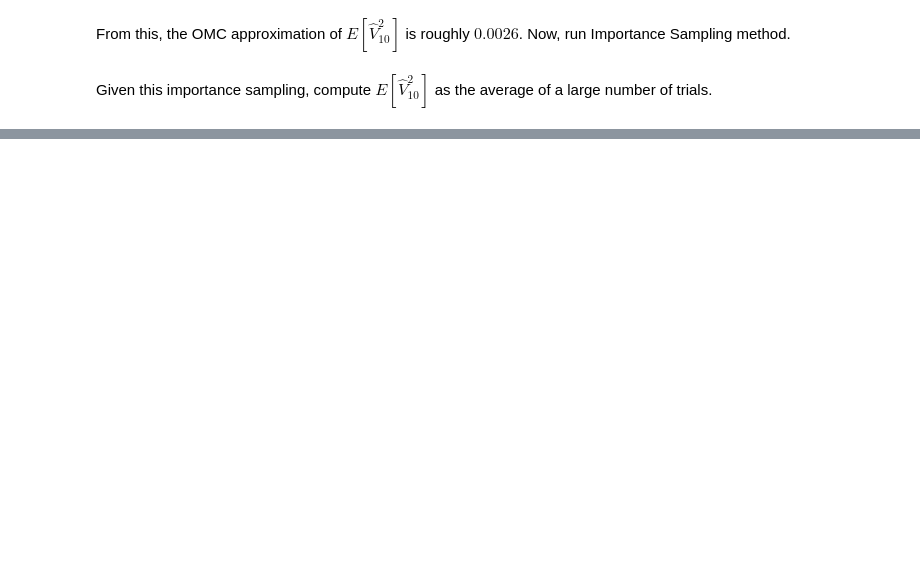
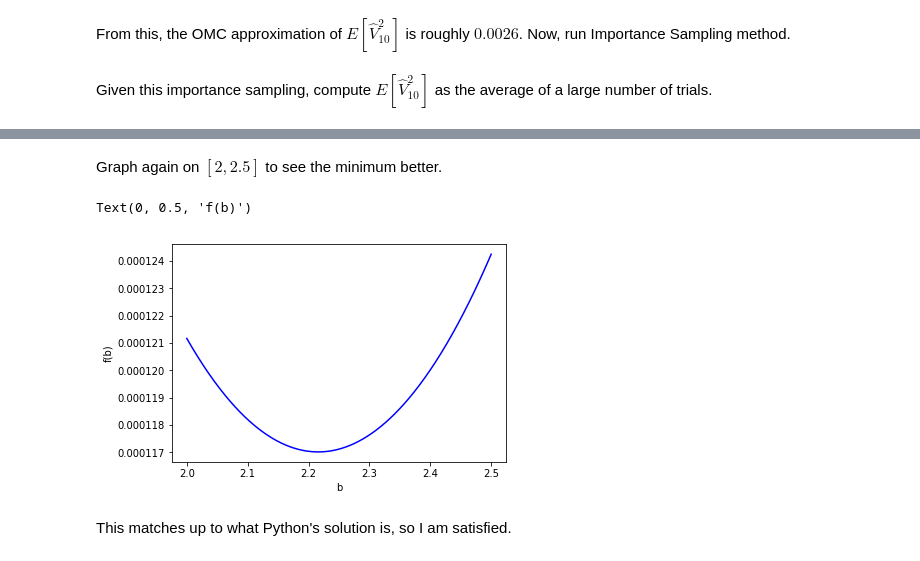
Before and after one commit to TALeonard/19ma573thomasleonard, a Jupyter notebook: src/hw12_v01.ipynb, the cells around one changed output, grey strips where cells are left out. Cells and saved outputs as stored; diff of their text form; code cells hidden in the pictures; blank space fills up the shorter version.

```diff
--- a/src/hw12_v01.ipynb
+++ b/src/hw12_v01.ipynb
@@ -69,0 +198,17 @@ As for making the Importance Sampling most efficient... I'm not entirely sure.
+# %% [markdown]
+Graph again on $[2, 2.5]$ to see the minimum better.
+# %%
+b_range = np.linspace(2, 2.5, 500)
+f_vals = np.zeros(len(b_range))
+
+for i in range(len(b_range)):
+  f_vals[i] = f(b_range[i])
+
+plt.plot(b_range, f_vals,'b')
+plt.xlabel("b")
+plt.ylabel("f(b)")
+# %% [output]
+Text(0, 0.5, 'f(b)')
+[figure, added]
+# %% [markdown]
+This matches up to what Python's solution is, so I am satisfied.
```
Also changed, not shown: parts of 16 cells of this notebook.
